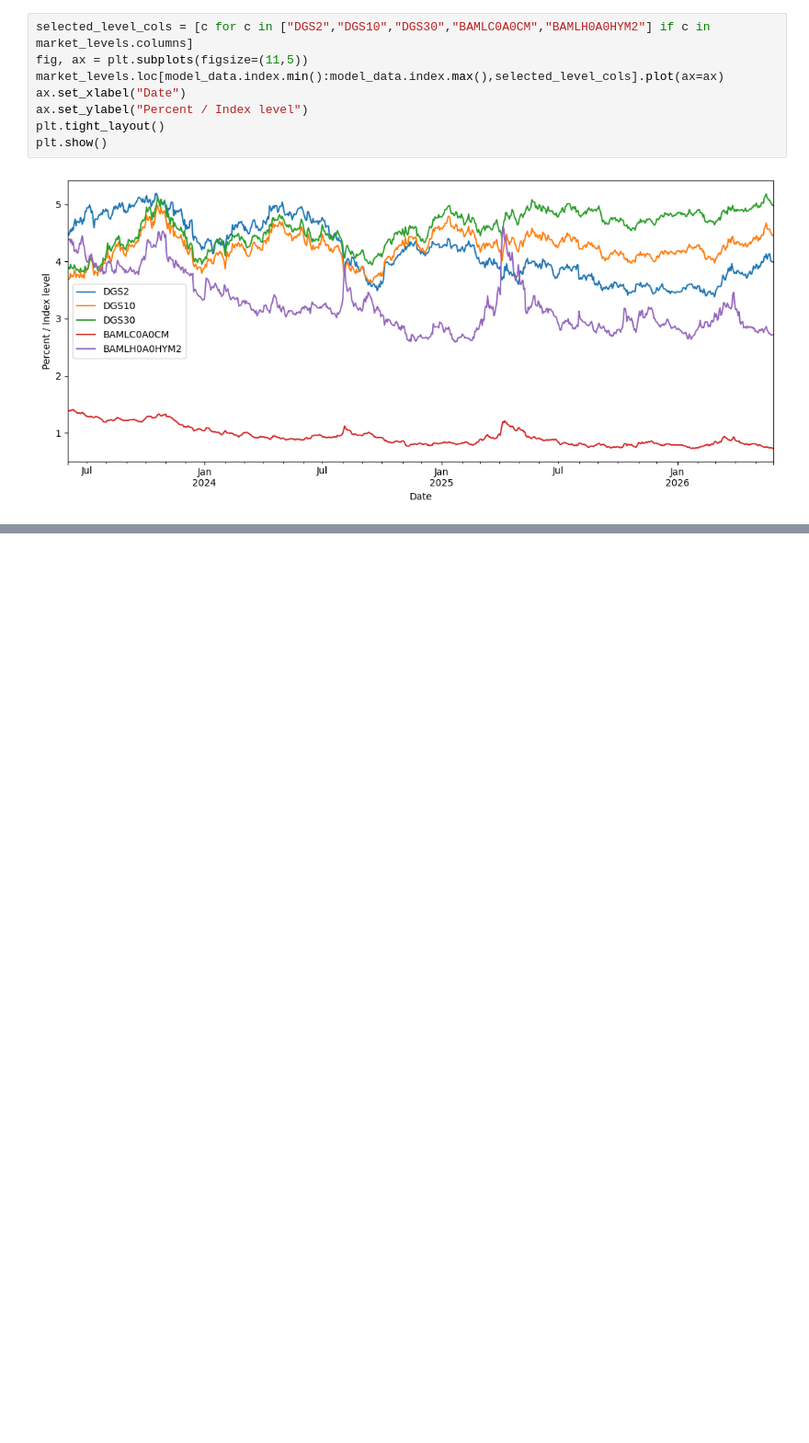
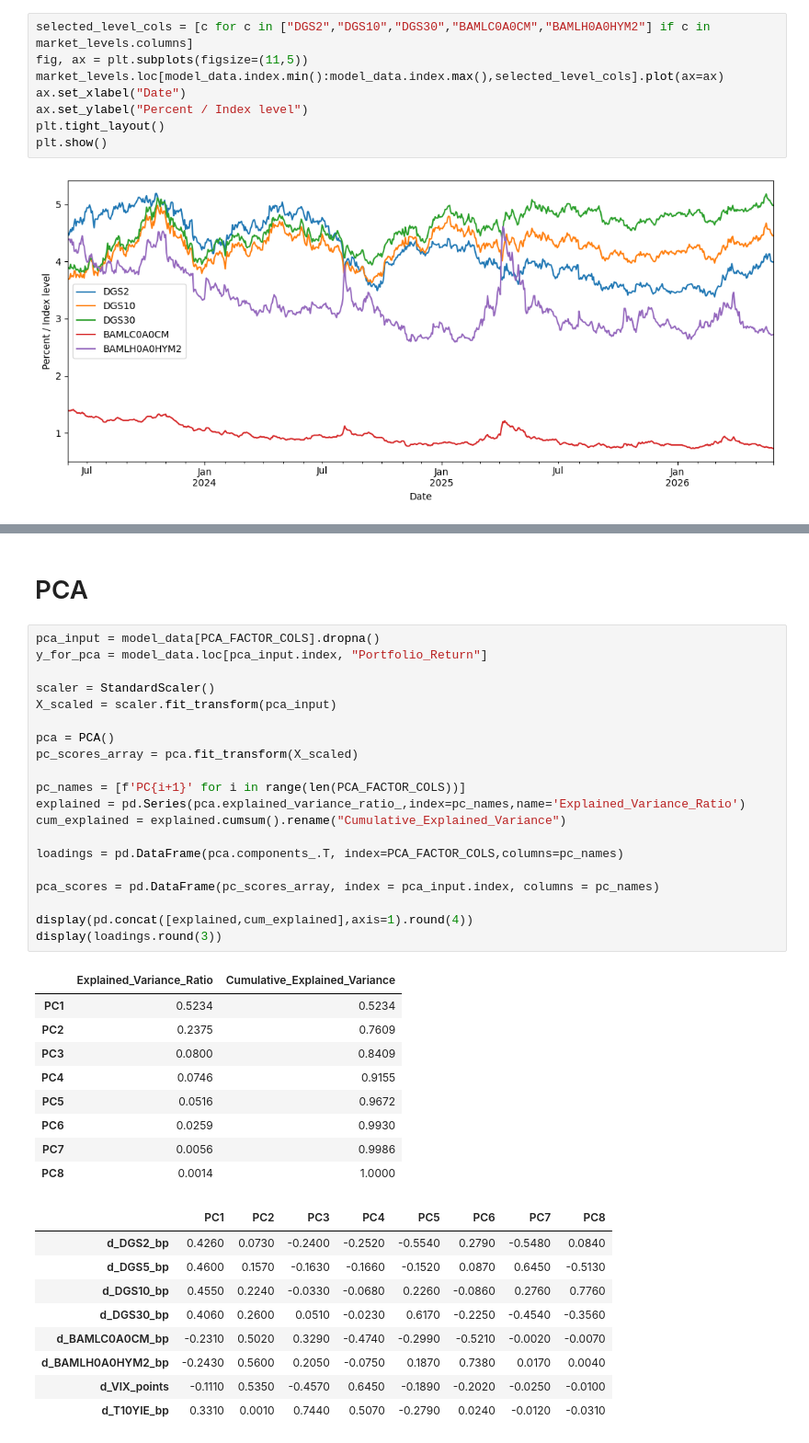
Before and after one commit to niranjanrao13/FixedIncomePortfolio-Analysis, a Jupyter notebook: notebooks/risk_analysis.ipynb, the cells around one changed output, grey strips where cells are left out. Shown at 92% size. Cells and saved outputs as stored; diff of their text form; blank space fills up the shorter version.

```diff
--- a/notebooks/risk_analysis.ipynb
+++ b/notebooks/risk_analysis.ipynb
@@ -332,3 +322,44 @@ Portfolio_Return             1.0000
 | d_VIX_points | -0.1190 | -0.0640 | -0.0160 | 0.0130 | 0.3840 | 0.5480 | 1.0000 | ... |
 | d_T10YIE_bp | 0.4660 | 0.5290 | 0.5690 | 0.5100 | -0.2740 | -0.2780 | -0.1540 | ... |
 | Portfolio_Return | -0.6640 | -0.8260 | -0.9160 | -0.9170 | 0.0570 | 0.0060 | -0.2130 | ... |
+# %% [markdown]
+ # PCA
+# %%
+pca_input = model_data[PCA_FACTOR_COLS].dropna()
+y_for_pca = model_data.loc[pca_input.index, "Portfolio_Return"]
+
+scaler = StandardScaler()
+X_scaled = scaler.fit_transform(pca_input)
+
+pca = PCA()
+pc_scores_array = pca.fit_transform(X_scaled)
+
+pc_names = [f'PC{i+1}' for i in range(len(PCA_FACTOR_COLS))]
+explained = pd.Series(pca.explained_variance_ratio_,index=pc_names,name='Explained_Variance_Ratio')
+cum_explained = explained.cumsum().rename("Cumulative_Explained_Variance")
+
+loadings = pd.DataFrame(pca.components_.T, index=PCA_FACTOR_COLS,columns=pc_names)
+
+pca_scores = pd.DataFrame(pc_scores_array, index = pca_input.index, columns = pc_names)
+
+display(pd.concat([explained,cum_explained],axis=1).round(4))
+display(loadings.round(3))
+# %% [output]
+|  | Explained_Variance_Ratio | Cumulative_Explained_Variance |
+| PC1 | 0.5234 | 0.5234 |
+| PC2 | 0.2375 | 0.7609 |
+| PC3 | 0.0800 | 0.8409 |
+| PC4 | 0.0746 | 0.9155 |
+| PC5 | 0.0516 | 0.9672 |
+| PC6 | 0.0259 | 0.9930 |
+| PC7 | 0.0056 | 0.9986 |
+| PC8 | 0.0014 | 1.0000 |
+|  | PC1 | PC2 | PC3 | PC4 | PC5 | PC6 | PC7 | PC8 |
+| d_DGS2_bp | 0.4260 | 0.0730 | -0.2400 | -0.2520 | -0.5540 | 0.2790 | -0.5480 | 0.0840 |
+| d_DGS5_bp | 0.4600 | 0.1570 | -0.1630 | -0.1660 | -0.1520 | 0.0870 | 0.6450 | -0.5130 |
+| d_DGS10_bp | 0.4550 | 0.2240 | -0.0330 | -0.0680 | 0.2260 | -0.0860 | 0.2760 | 0.7760 |
+| d_DGS30_bp | 0.4060 | 0.2600 | 0.0510 | -0.0230 | 0.6170 | -0.2250 | -0.4540 | -0.3560 |
+| d_BAMLC0A0CM_bp | -0.2310 | 0.5020 | 0.3290 | -0.4740 | -0.2990 | -0.5210 | -0.0020 | -0.0070 |
+| d_BAMLH0A0HYM2_bp | -0.2430 | 0.5600 | 0.2050 | -0.0750 | 0.1870 | 0.7380 | 0.0170 | 0.0040 |
+| d_VIX_points | -0.1110 | 0.5350 | -0.4570 | 0.6450 | -0.1890 | -0.2020 | -0.0250 | -0.0100 |
+| d_T10YIE_bp | 0.3310 | 0.0010 | 0.7440 | 0.5070 | -0.2790 | 0.0240 | -0.0120 | -0.0310 |
```
Also changed, not shown: parts of 7 cells of this notebook.
